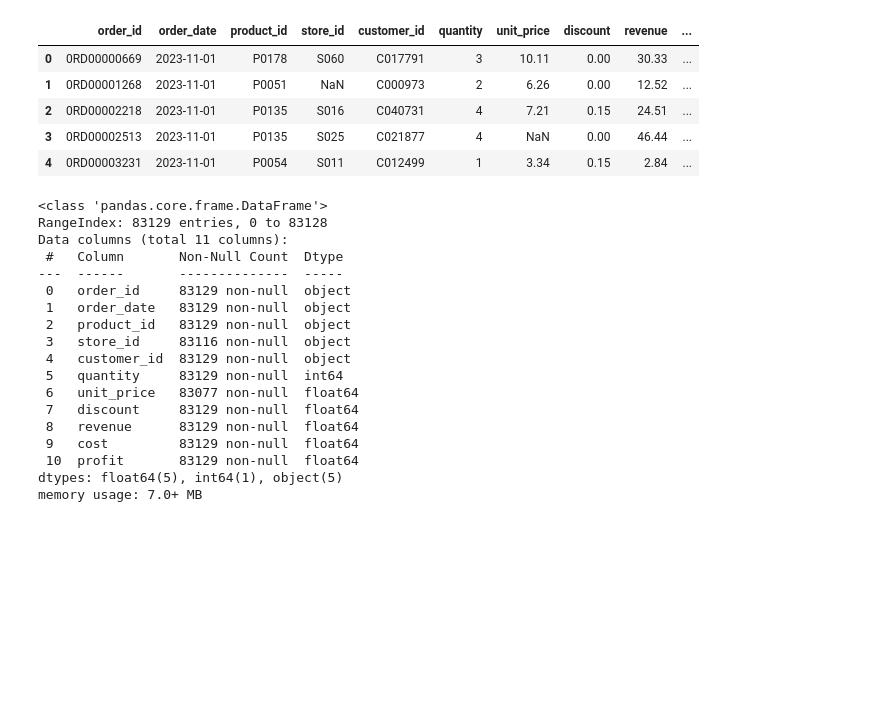
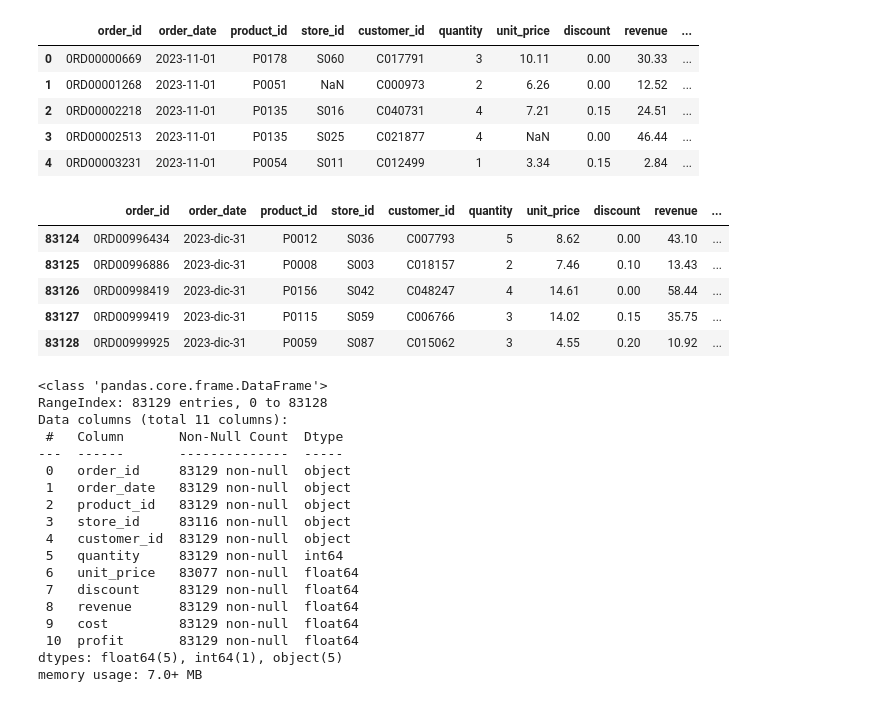
Before and after one commit to SofiaConsoli/Proyecto_Final_Data_and_Analytics, a Jupyter notebook: notebooks/proyecto_final_EDA_python.ipynb, the cells around one changed output. Cells and saved outputs as stored; diff of their text form; code cells hidden in the pictures; blank space fills up the shorter version.

```diff
--- a/notebooks/proyecto_final_EDA_python.ipynb
+++ b/notebooks/proyecto_final_EDA_python.ipynb
@@ -18,7 +18,7 @@ import seaborn as sns
 
 Luego de importar las librerias a utilizar en el proyecto, vamos a cargar los dataset a analizar. Los archivos se conservarán sin modificaciones en la carpeta de datos originales (`data/raw/`). A partir de ellos se crearán los DataFrames que se utilizarán durante las etapas de exploración, limpieza e integración.
 # %%
-df = pd.read_csv("../data/raw/sales_nov-dec_2023.csv")
-df2 = pd.read_csv("../data/raw/customers.csv")
-df3 = pd.read_csv("../data/raw/stores.csv")
+sales_df = pd.read_csv("../data/raw/sales_nov-dec_2023.csv")
+customers_df = pd.read_csv("../data/raw/customers.csv")
+stores_df = pd.read_csv("../data/raw/stores.csv")
 # %% [markdown]
@@ -60,4 +60,13 @@ df.head()
 | 2 | 0RD00002218 | 2023-11-01 | P0135 | S016 | C040731 | 4 | 7.21 | 0.15 | 24.51 | ... |
 | 3 | 0RD00002513 | 2023-11-01 | P0135 | S025 | C021877 | 4 | NaN | 0.00 | 46.44 | ... |
 | 4 | 0RD00003231 | 2023-11-01 | P0054 | S011 | C012499 | 1 | 3.34 | 0.15 | 2.84 | ... |
+# %%
+sales_df.tail()
+# %% [output]
+|  | order_id | order_date | product_id | store_id | customer_id | quantity | unit_price | discount | revenue | ... |
+| 83124 | 0RD00996434 | 2023-dic-31 | P0012 | S036 | C007793 | 5 | 8.62 | 0.00 | 43.10 | ... |
+| 83125 | 0RD00996886 | 2023-dic-31 | P0008 | S003 | C018157 | 2 | 7.46 | 0.10 | 13.43 | ... |
+| 83126 | 0RD00998419 | 2023-dic-31 | P0156 | S042 | C048247 | 4 | 14.61 | 0.00 | 58.44 | ... |
+| 83127 | 0RD00999419 | 2023-dic-31 | P0115 | S059 | C006766 | 3 | 14.02 | 0.15 | 35.75 | ... |
+| 83128 | 0RD00999925 | 2023-dic-31 | P0059 | S087 | C015062 | 3 | 4.55 | 0.20 | 10.92 | ... |
 # %%
```
Also changed, not shown: parts of 29 cells of this notebook.
